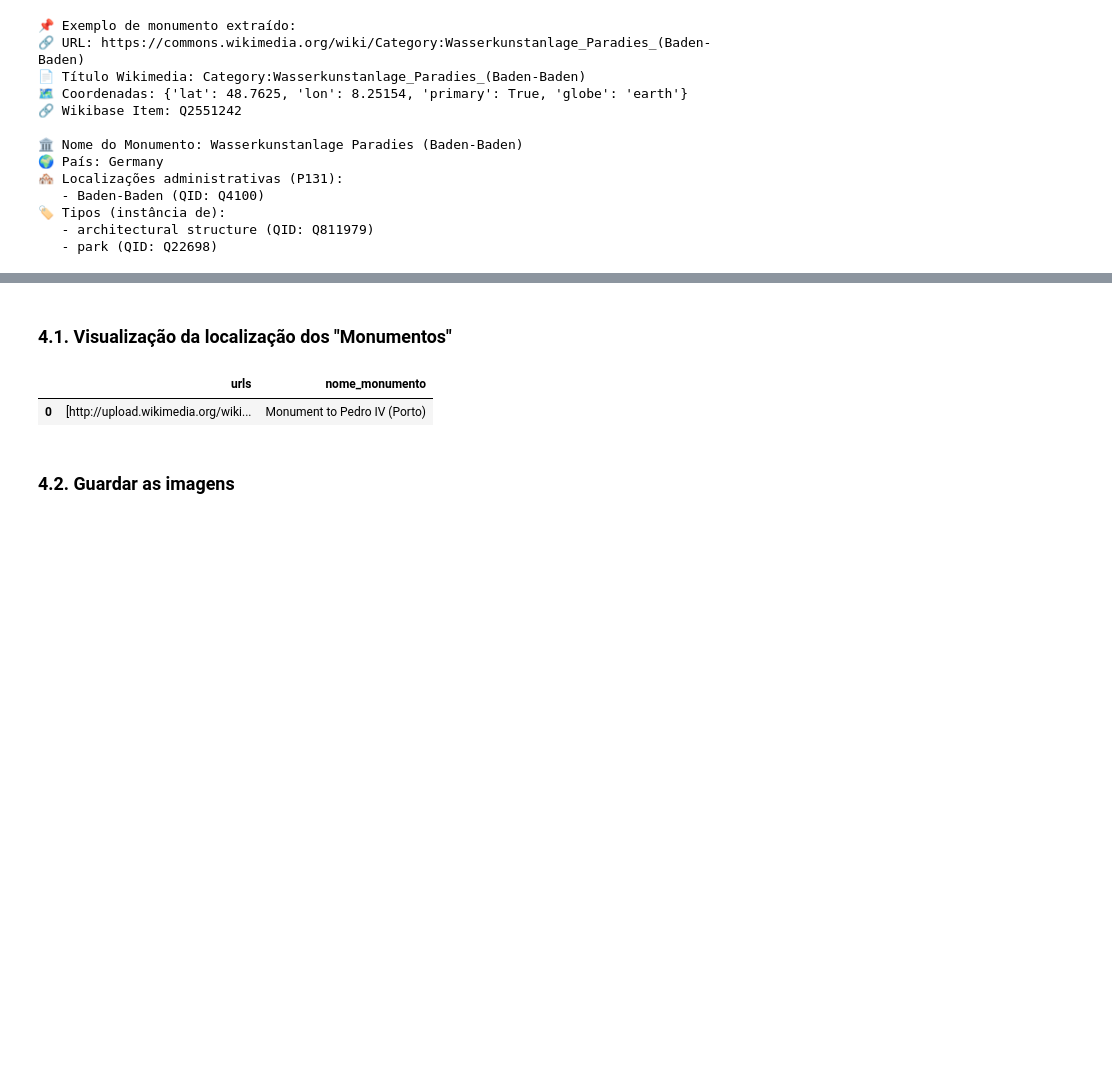
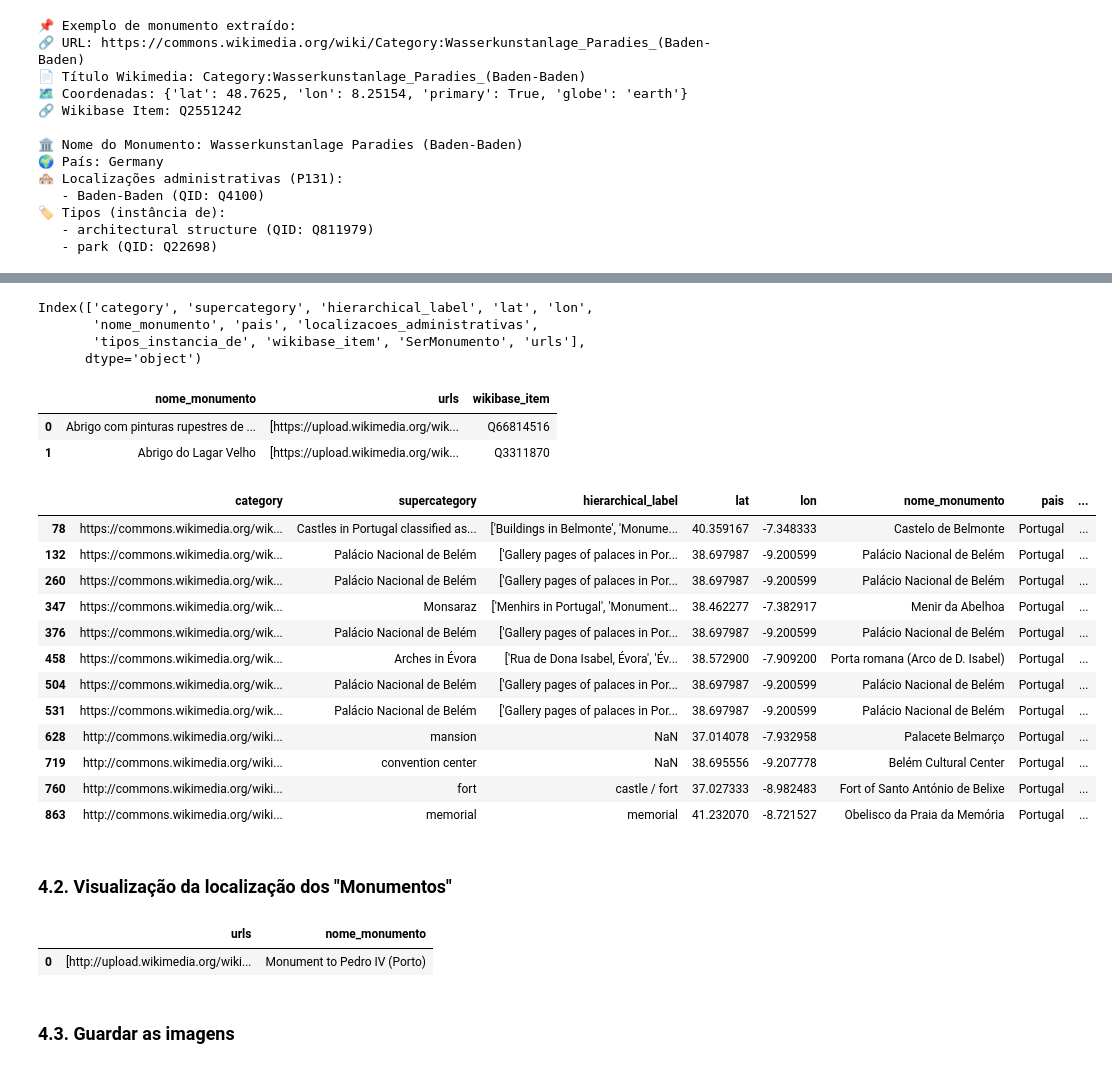
Before and after one commit to GothamAnalytics-7/APVC, a Jupyter notebook: APVC-ProjetoFinal/notebooks/APVC-Parte0.ipynb, the cells around one changed output, grey strips where cells are left out. Cells and saved outputs as stored; diff of their text form; code cells hidden in the pictures; blank space fills up the shorter version.

```diff
--- a/APVC-ProjetoFinal/notebooks/APVC-Parte0.ipynb
+++ b/APVC-ProjetoFinal/notebooks/APVC-Parte0.ipynb
@@ -611,0 +1012,39 @@ df_monumentos_pt
+# %%
+df_monumentos_finalPT.columns
+# %% [output]
+Index(['category', 'supercategory', 'hierarchical_label', 'lat', 'lon',
+       'nome_monumento', 'pais', 'localizacoes_administrativas',
+       'tipos_instancia_de', 'wikibase_item', 'SerMonumento', 'urls'],
+      dtype='object')
+# %%
+pd.set_option('display.max_colwidth', None)
+df_monumentos_finalPT[["nome_monumento", "urls", "wikibase_item"]].head(2)
+# %% [output]
+|  | nome_monumento | urls | wikibase_item |
+| 0 | Abrigo com pinturas rupestres de ... | [https://upload.wikimedia.org/wik... | Q66814516 |
+| 1 | Abrigo do Lagar Velho | [https://upload.wikimedia.org/wik... | Q3311870 |
+# %%
+def remover_svg(urls):
+    if isinstance(urls, list):
+        return [url for url in urls if not url.lower().endswith('.svg')]
+    return urls
+
+df_monumentos_finalPT['urls'] = df_monumentos_finalPT['urls'].apply(remover_svg)
+# %%
+pd.reset_option('display.max_colwidth')
+result = df_monumentos_finalPT[df_monumentos_finalPT['nome_monumento'].str.contains('bel', case=False, na=False)]
+result
+# %% [output]
+|  | category | supercategory | hierarchical_label | lat | lon | nome_monumento | pais | ... |
+| 78 | https://commons.wikimedia.org/wik... | Castles in Portugal classified as... | ['Buildings in Belmonte', 'Monume... | 40.359167 | -7.348333 | Castelo de Belmonte | Portugal | ... |
+| 132 | https://commons.wikimedia.org/wik... | Palácio Nacional de Belém | ['Gallery pages of palaces in Por... | 38.697987 | -9.200599 | Palácio Nacional de Belém | Portugal | ... |
+| 260 | https://commons.wikimedia.org/wik... | Palácio Nacional de Belém | ['Gallery pages of palaces in Por... | 38.697987 | -9.200599 | Palácio Nacional de Belém | Portugal | ... |
+| 347 | https://commons.wikimedia.org/wik... | Monsaraz | ['Menhirs in Portugal', 'Monument... | 38.462277 | -7.382917 | Menir da Abelhoa | Portugal | ... |
+| 376 | https://commons.wikimedia.org/wik... | Palácio Nacional de Belém | ['Gallery pages of palaces in Por... | 38.697987 | -9.200599 | Palácio Nacional de Belém | Portugal | ... |
+| 458 | https://commons.wikimedia.org/wik... | Arches in Évora | ['Rua de Dona Isabel, Évora', 'Év... | 38.572900 | -7.909200 | Porta romana (Arco de D. Isabel) | Portugal | ... |
+| 504 | https://commons.wikimedia.org/wik... | Palácio Nacional de Belém | ['Gallery pages of palaces in Por... | 38.697987 | -9.200599 | Palácio Nacional de Belém | Portugal | ... |
+| 531 | https://commons.wikimedia.org/wik... | Palácio Nacional de Belém | ['Gallery pages of palaces in Por... | 38.697987 | -9.200599 | Palácio Nacional de Belém | Portugal | ... |
+| 628 | http://commons.wikimedia.org/wiki... | mansion | NaN | 37.014078 | -7.932958 | Palacete Belmarço | Portugal | ... |
+| 719 | http://commons.wikimedia.org/wiki... | convention center | NaN | 38.695556 | -9.207778 | Belém Cultural Center | Portugal | ... |
+| 760 | http://commons.wikimedia.org/wiki... | fort | castle / fort | 37.027333 | -8.982483 | Fort of Santo António de Belixe | Portugal | ... |
+| 863 | http://commons.wikimedia.org/wiki... | memorial | memorial | 41.232070 | -8.721527 | Obelisco da Praia da Memória | Portugal | ... |
@@ -612,5 +1054,5 @@ df_monumentos_pt
 # %% [markdown]
-### 4.1. Visualização da localização dos "Monumentos"
+### 4.2. Visualização da localização dos "Monumentos"
 # %%
 import folium
 from folium import IFrame
@@ -694,7 +1137,7 @@ df_monumentos_pt[["urls", "nome_monumento"]].head(1)
 |  | urls | nome_monumento |
 | 0 | [http://upload.wikimedia.org/wiki... | Monument to Pedro IV (Porto) |
 # %% [markdown]
-### 4.2. Guardar as imagens
+### 4.3. Guardar as imagens
 # %%
 import unicodedata
 import re
```
Also changed, not shown: parts of 28 cells of this notebook.
